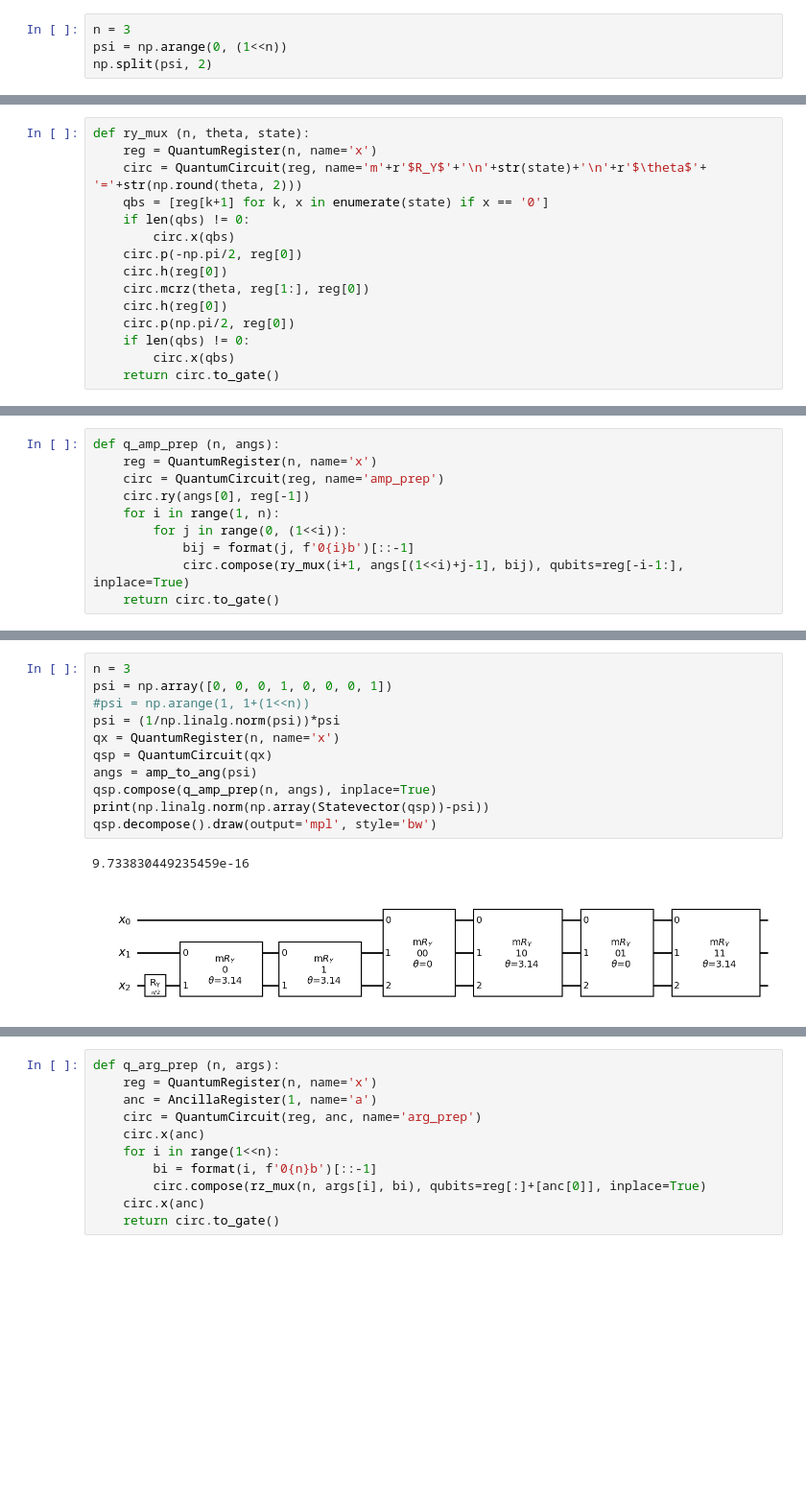
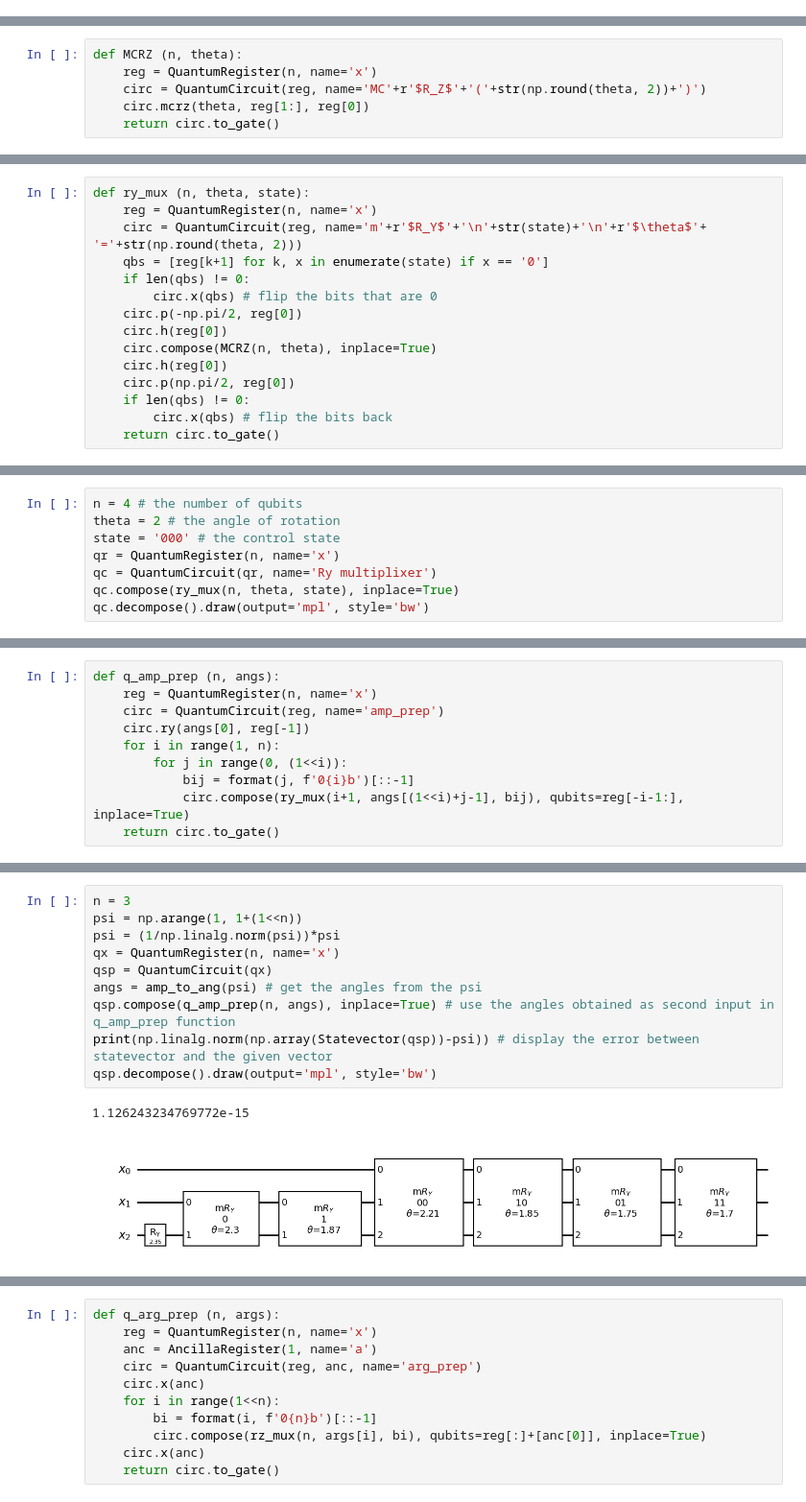
Before and after one commit to keshavdahiya/qc_bootcamp_project2_quantum_state_preparation, a Jupyter notebook: qc_mp2_main.ipynb, the cells around one changed output, grey strips where cells are left out. Shown at 96% size. Saved outputs shown, nothing was run; the diff lists cells and outputs as text; blank space fills up the shorter version.

```diff
--- a/qc_mp2_main.ipynb
+++ b/qc_mp2_main.ipynb
@@ -3,7 +18,3 @@ from qiskit.circuit import QuantumCircuit, QuantumRegister, AncillaRegister
 from qiskit.quantum_info import Statevector
 
 import numpy as np
-# %%
-n = 3
-psi = np.arange(0, (1<<n))
-np.split(psi, 2)
@@ -27,0 +51,6 @@ def amp_to_ang (amps):
+# %%
+def MCRZ (n, theta):
+    reg = QuantumRegister(n, name='x')
+    circ = QuantumCircuit(reg, name='MC'+r'$R_Z$'+'('+str(np.round(theta, 2))+')')
+    circ.mcrz(theta, reg[1:], reg[0])
+    return circ.to_gate()
@@ -31,12 +76,12 @@ def ry_mux (n, theta, state):
     circ = QuantumCircuit(reg, name='m'+r'$R_Y$'+'\n'+str(state)+'\n'+r'$\theta$'+ '='+str(np.round(theta, 2)))
     qbs = [reg[k+1] for k, x in enumerate(state) if x == '0']
     if len(qbs) != 0:
-        circ.x(qbs)
+        circ.x(qbs) # flip the bits that are 0
     circ.p(-np.pi/2, reg[0])
     circ.h(reg[0])
-    circ.mcrz(theta, reg[1:], reg[0])
+    circ.compose(MCRZ(n, theta), inplace=True)
     circ.h(reg[0])
     circ.p(np.pi/2, reg[0])
     if len(qbs) != 0:
-        circ.x(qbs)
+        circ.x(qbs) # flip the bits back
     return circ.to_gate()
@@ -42,0 +90,8 @@ def ry_mux (n, theta, state):
+# %%
+n = 4 # the number of qubits
+theta = 2 # the angle of rotation
+state = '000' # the control state
+qr = QuantumRegister(n, name='x')
+qc = QuantumCircuit(qr, name='Ry multiplixer')
+qc.compose(ry_mux(n, theta, state), inplace=True)
+qc.decompose().draw(output='mpl', style='bw')
@@ -53,14 +121,13 @@ def q_amp_prep (n, angs):
 # %%
 n = 3
-psi = np.array([0, 0, 0, 1, 0, 0, 0, 1])
-#psi = np.arange(1, 1+(1<<n))
+psi = np.arange(1, 1+(1<<n))
 psi = (1/np.linalg.norm(psi))*psi
 qx = QuantumRegister(n, name='x')
 qsp = QuantumCircuit(qx)
-angs = amp_to_ang(psi)
-qsp.compose(q_amp_prep(n, angs), inplace=True)
-print(np.linalg.norm(np.array(Statevector(qsp))-psi))
+angs = amp_to_ang(psi) # get the angles from the psi
+qsp.compose(q_amp_prep(n, angs), inplace=True) # use the angles obtained as second input in q_amp_prep function
+print(np.linalg.norm(np.array(Statevector(qsp))-psi)) # display the error between statevector and the given vector
 qsp.decompose().draw(output='mpl', style='bw')
 # %% [output]
-9.733830449235459e-16
+1.126243234769772e-15
-[figure, old version]
+[figure, new version]
```
Also changed, not shown: parts of 26 cells of this notebook.
